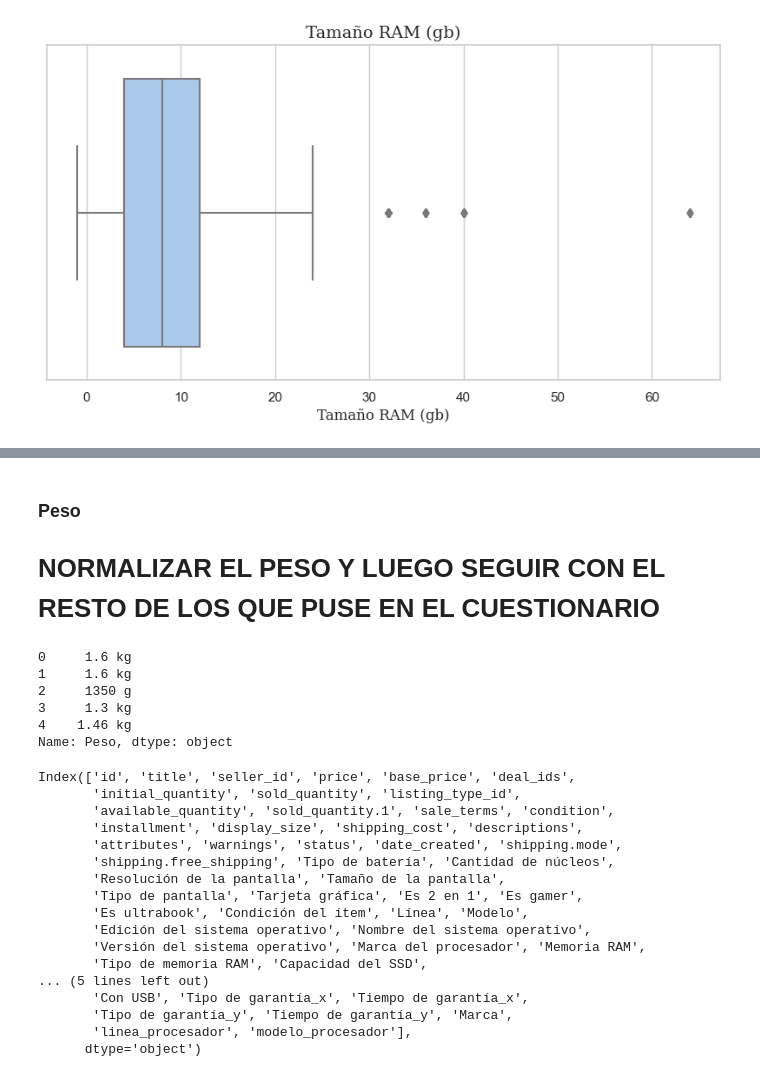
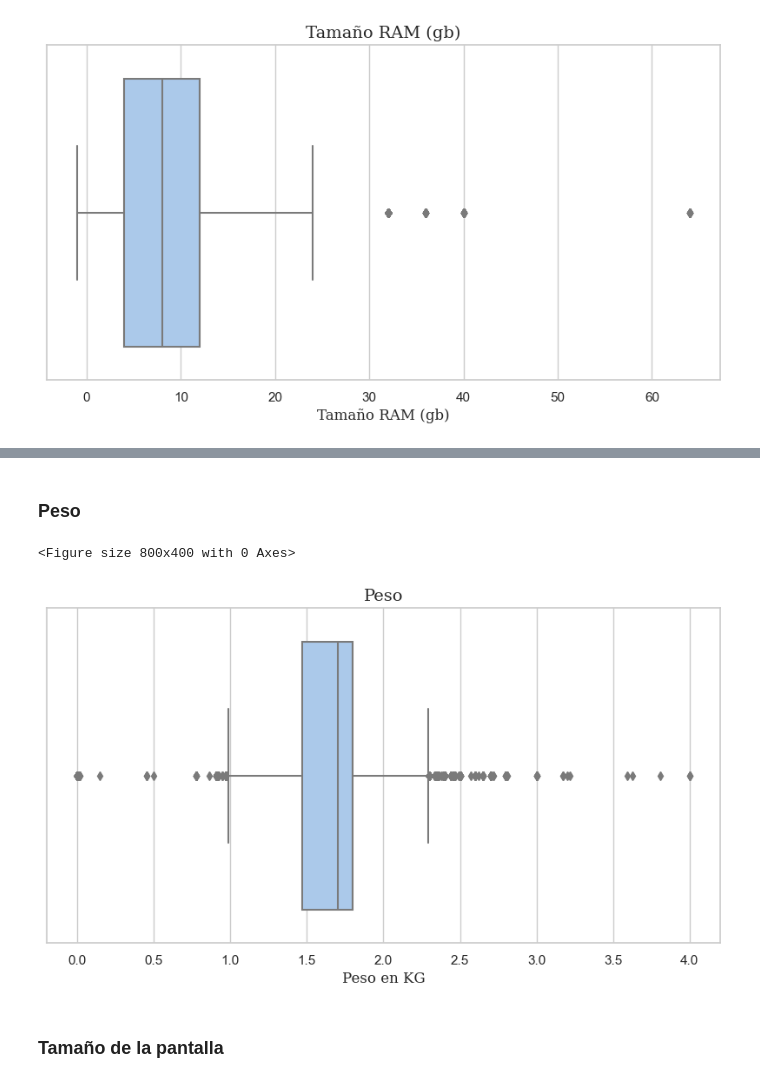
Before and after one commit to martina-dc/mdc-tesis, a Jupyter notebook: 02_EDA.ipynb, the cells around one changed output, grey strips where cells are left out. Cells and saved outputs as stored; diff of their text form; code cells hidden in the pictures.

```diff
--- a/02_EDA.ipynb
+++ b/02_EDA.ipynb
@@ -248,41 +247,29 @@ plt.show()
-# %% [markdown]
-### Peso
-
-# NORMALIZAR EL PESO Y LUEGO SEGUIR CON EL RESTO DE LOS QUE PUSE EN EL CUESTIONARIO
-# %%
-df.Peso.head()
-# %% [output]
-0     1.6 kg
-1     1.6 kg
-2     1350 g
-3     1.3 kg
-4    1.46 kg
-Name: Peso, dtype: object
+# %% [markdown]
+### Peso
+# %%
+df = separar_valor_um(df = df,
+                    colname = "Peso",
+                    res_val = 'Valor_Peso',
+                    res_um = 'Medida_Peso',
+                    cambio = {"g" : 1000,
+                              "lb" : 2.205},
+                    new_um = "kg")
+# %%
+c_peso_ok = (df["Valor_Peso"] < 5) & (df["Valor_Peso"] > 0)
+df.loc[~c_peso_ok, "Valor_Peso"] = np.NaN
+df.loc[~c_peso_ok, "Medida_Peso"] = np.NaN
 # %%
 sns.set_theme(style="whitegrid", palette="pastel")
 
 plt.figure(figsize=(8,4))
 
 plt.figure(figsize=(10,5))
-ax = sns.boxplot(x="Peso de la notebook", data=df)
+ax = sns.boxplot(x="Valor_Peso", data=df)
 ax.set_title("Peso", size=14, family='serif')
-plt.xlabel('Tamaño RAM (gb)', size=12, family='serif')
+plt.xlabel('Peso en KG', size=12, family='serif')
 plt.show()
 # %% [output]
-Index(['id', 'title', 'seller_id', 'price', 'base_price', 'deal_ids',
-       'initial_quantity', 'sold_quantity', 'listing_type_id',
-       'available_quantity', 'sold_quantity.1', 'sale_terms', 'condition',
-       'installment', 'display_size', 'shipping_cost', 'descriptions',
-       'attributes', 'warnings', 'status', 'date_created', 'shipping.mode',
-       'shipping.free_shipping', 'Tipo de batería', 'Cantidad de núcleos',
-       'Resolución de la pantalla', 'Tamaño de la pantalla',
-       'Tipo de pantalla', 'Tarjeta gráfica', 'Es 2 en 1', 'Es gamer',
-       'Es ultrabook', 'Condición del ítem', 'Línea', 'Modelo',
-       'Edición del sistema operativo', 'Nombre del sistema operativo',
-       'Versión del sistema operativo', 'Marca del procesador', 'Memoria RAM',
-       'Tipo de memoria RAM', 'Capacidad del SSD',
-... (5 lines left out)
-       'Con USB', 'Tipo de garantía_x', 'Tiempo de garantía_x',
-       'Tipo de garantía_y', 'Tiempo de garantía_y', 'Marca',
-       'linea_procesador', 'modelo_procesador'],
-      dtype='object')
+<Figure size 800x400 with 0 Axes>
+[figure, added]
+# %% [markdown]
+### Tamaño de la pantalla
```
Also changed, not shown: parts of 44 cells of this notebook, 1 other file.
